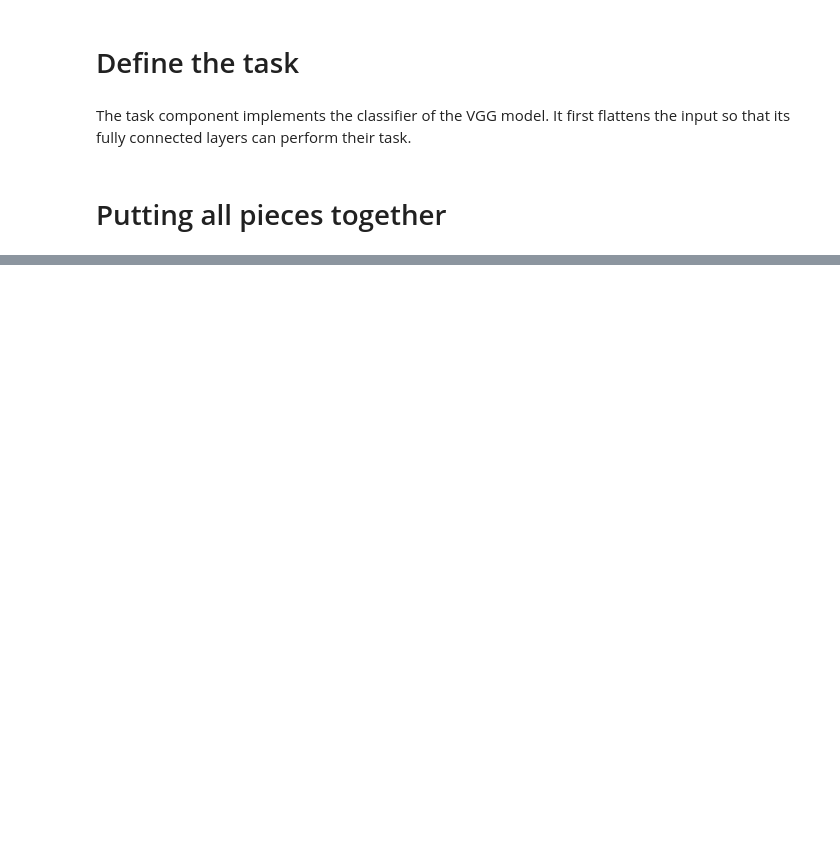
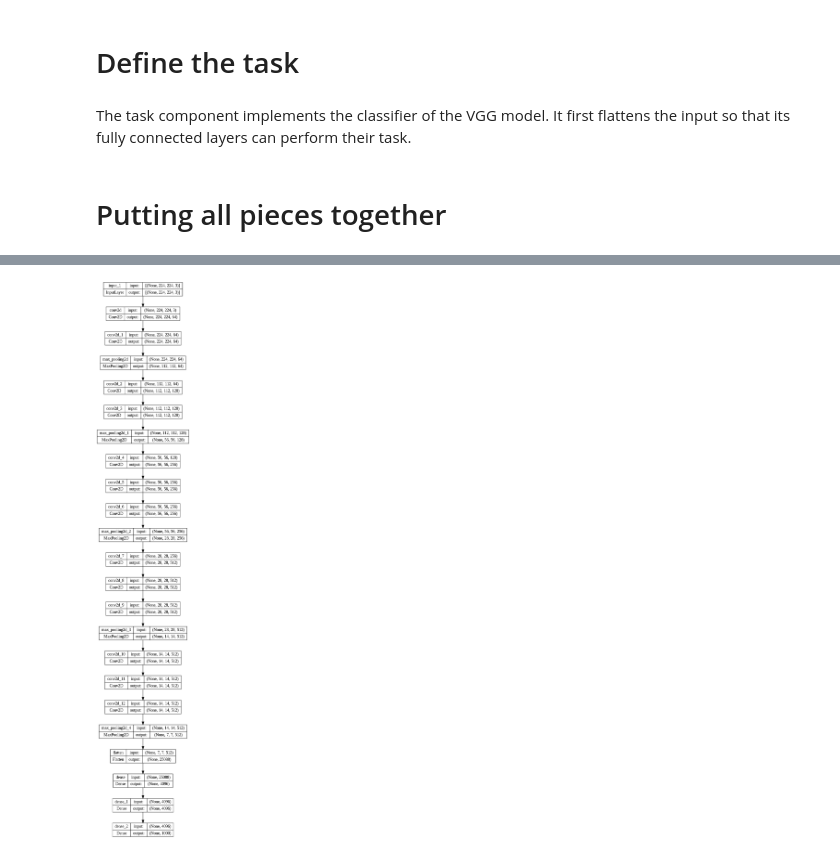
Before and after one commit to CelikAbdullah/deep-learning-notebooks, a Jupyter notebook: Computer Vision/models/VGG.ipynb, the cells around one changed output, grey strips where cells are left out. Cells and saved outputs as stored; diff of their text form; code cells hidden in the pictures; blank space fills up the shorter version.

```diff
--- a/Computer Vision/models/VGG.ipynb
+++ b/Computer Vision/models/VGG.ipynb
@@ -23,29 +25,11 @@ def stem(inputs):
 # %% [markdown]
 # Define the learner
 # %%
-def learner(x, group_info):
-  '''
-  Builds the learner component of the VGG model.
-  Each learner consist of one or more convolutional groups
-
-  x         : coarse-level output feature map (from the stem component)
-  group_info    : a list of group infos (nr. of layers & their nr. of filters)
-  '''
-
-  # build each group one by one
-  for layers, filters in group_info:
-    x = group(x, layers, filters)
-
-  return x
-
-
 def group(x, layers, filters):
   '''
-  Builds a (convolutional) groups.
-  Each group consists of one or more blocks.
-  Each block contains a sequence of conv layers followed by a
-  (max) pooling layer. The conv layers within each block has the
-  same number of filters.
+  Build a (convolutional) group. Each group consists of one or more blocks.
+  Each block contains a sequence of conv layers followed by a (max) pooling layer.
+  The conv layers within each block has the same number of filters.
 
   x       : input to the group
   layers  : nr. of (convolutional) layers in the group
@@ -67,3 +53,18 @@ def group(x, layers, filters):
+# %%
+def learner(x, group_info):
+  '''
+  Build the learner component of the VGG model.
+  Each learner consist of one or more convolutional groups
+
+  x             : coarse-level output feature map (from the stem component)
+  group_info    : a list of group infos (nr. of layers & their nr. of filters)
+  '''
+
+  # build each group one by one
+  for layers, filters in group_info:
+    x = group(x, layers, filters)
+
+  return x
 # %% [markdown]
 # Define the task
 # %% [markdown]
@@ -130,3 +131,9 @@ Total params: 138,357,544
 Trainable params: 138,357,544
 Non-trainable params: 0
 _________________________________________________________________
+# %%
+from keras.utils.vis_utils import plot_model
+
+plot_model(vgg16, to_file='model_plot.png', show_shapes=True, show_layer_names=True)
+# %% [output]
+[figure, added]
```
Also changed, not shown: parts of 3 cells of this notebook.
